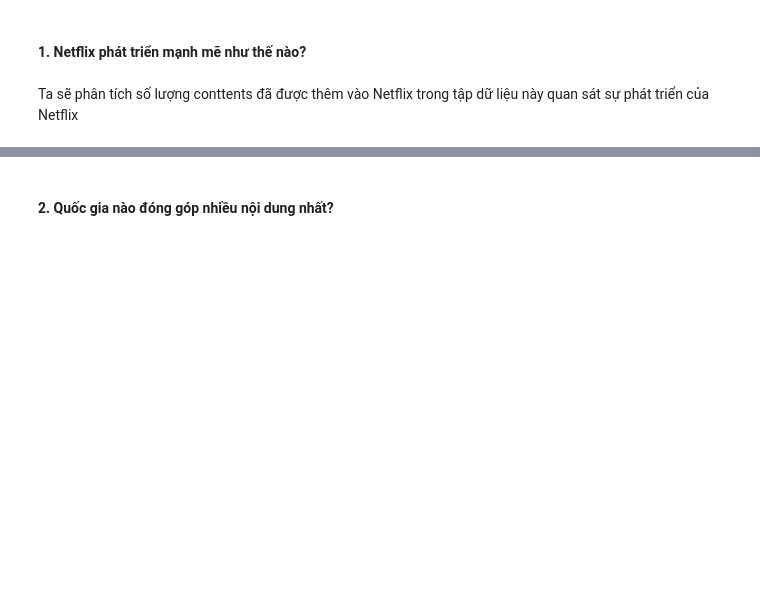
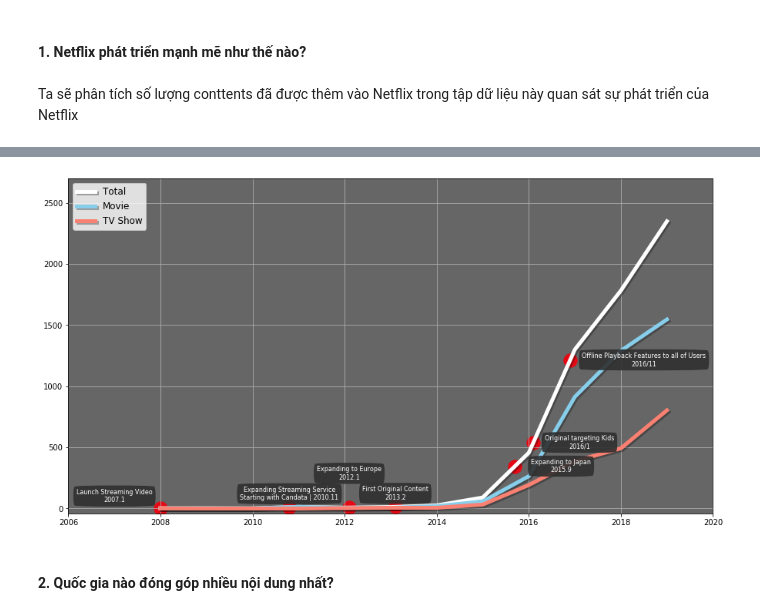
Before and after one commit to ducanh2505/Data_Science_Project, a Jupyter notebook: 171220-DaoDucAnh.ipynb, the cells around one changed output, grey strips where cells are left out. Saved outputs shown, nothing was run; the diff lists cells and outputs as text; code cells hidden in the pictures; blank space fills up the shorter version.

```diff
--- a/171220-DaoDucAnh.ipynb
+++ b/171220-DaoDucAnh.ipynb
@@ -183,0 +175,3 @@ dtype: object
+# %%
+df['year_added'] = df.date_added.dt.year
+df.head()
@@ -249,3 +256,59 @@ NameError: name 'data' is not defined
+# %%
+import matplotlib.patheffects as path_effects
+year_data = df['year_added'].value_counts().sort_index().loc[:2019]
+type_data = df.groupby('type')['year_added'].value_counts().sort_index().unstack().fillna(0).T.loc[:2019]
+
+fig, ax = plt.subplots(1,1, figsize=(15, 8))
+ax.plot(year_data.index, year_data,  color="white", linewidth=5, label='Total', path_effects=[path_effects.SimpleLineShadow(),
+                       path_effects.Normal()])
+ax.plot(type_data.index, type_data['Movie'], color='skyblue', linewidth=5, label='Movie', path_effects=[path_effects.SimpleLineShadow(),
+                       path_effects.Normal()])
+ax.plot(type_data.index, type_data['TV Show'], color='salmon', linewidth=5, label='TV Show', path_effects=[path_effects.SimpleLineShadow(),
+                       path_effects.Normal()])
+
+ax.set_xlim(2006, 2020)
+ax.set_ylim(-40, 2700)
+
+t = [
+    2008,
+    2010.8,
+    2012.1,
+    2013.1,
+    2015.7,
+    2016.1,
+    2016.9
+]
+
+events = [
+    "Launch Streaming Video\n2007.1",
+    "Expanding Streaming Service\nStarting with Candata | 2010.11",
+    "Expanding to Europe\n2012.1",
+    "First Original Content\n2013.2",
+    "Expanding to Japan\n2015.9",
+    "Original targeting Kids\n2016/1",
+    "Offline Playback Features to all of Users\n2016/11"
+]
+
+up_down = [100, 110, 280, 110, 0, 0, 0]
+
+left_right = [ -1, 0, 0, 0, 1, 1, 1.6 ]
+
+for t_i, event_i, ud_i, lr_i in zip(t, events, up_down, left_right):
+    ax.annotate(event_i,
+                xy=(t_i + lr_i, year_data[int(t_i)] * (int(t_i+1)-t_i) + year_data[int(t_i)+1]  * (t_i-int(t_i)) + ud_i),
+                xytext=(0,0), textcoords='offset points',
+                va="center", ha="center",
+                color="w", fontsize=8,
+                bbox=dict(boxstyle='round4', pad=0.5, color='#303030', alpha=0.90))
+
+    # A proportional expression to draw the middle of the year
+    ax.scatter(t_i, year_data[int(t_i)] * (int(t_i+1)-t_i) + year_data[int(t_i)+1]  * (t_i-int(t_i)), color='#E50914', s=300)
+
+ax.set_facecolor((0.4, 0.4, 0.4))
+plt.legend(loc='upper left', fontsize=12)
+plt.grid();
+# %% [output]
+[figure, added]
 # %% [markdown]
 #### 2. Quốc gia nào đóng góp nhiều nội dung nhất?
 # %% [markdown]
```
Also changed, not shown: parts of 9 cells of this notebook.
